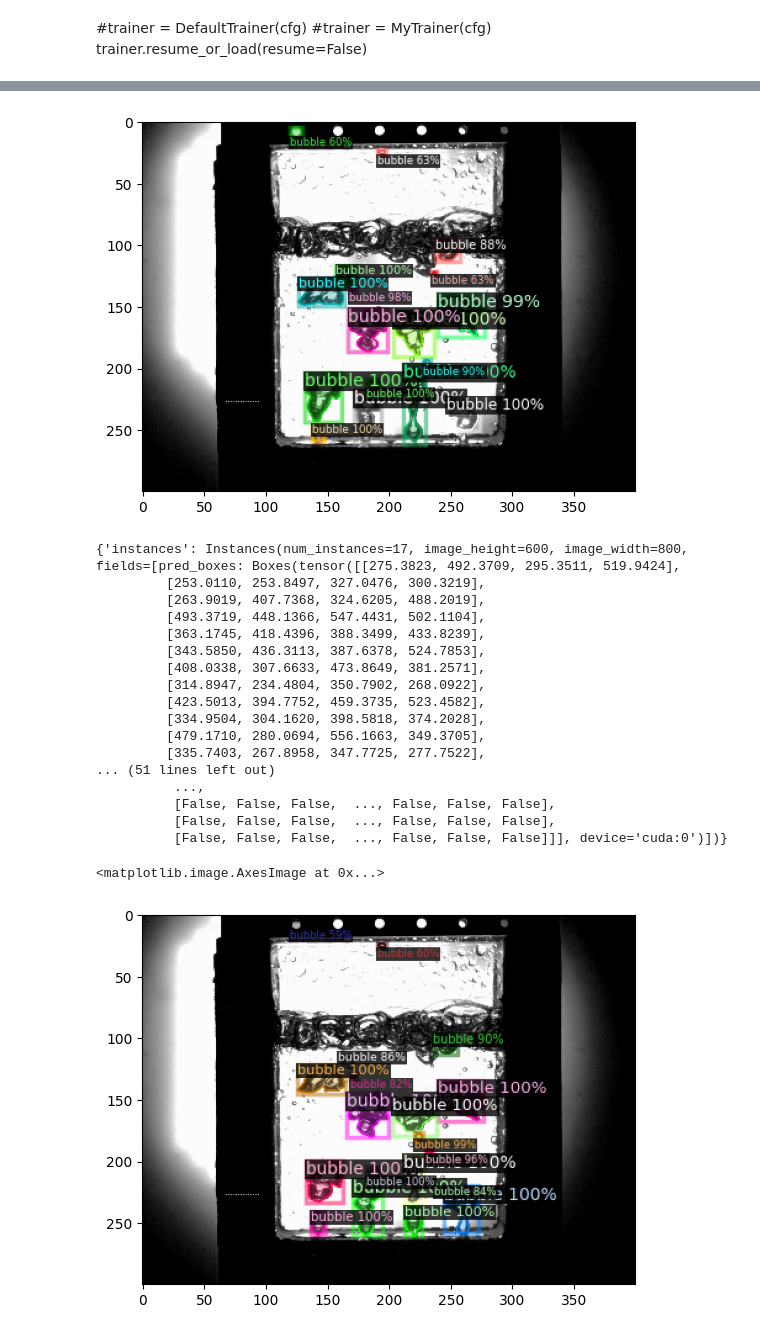
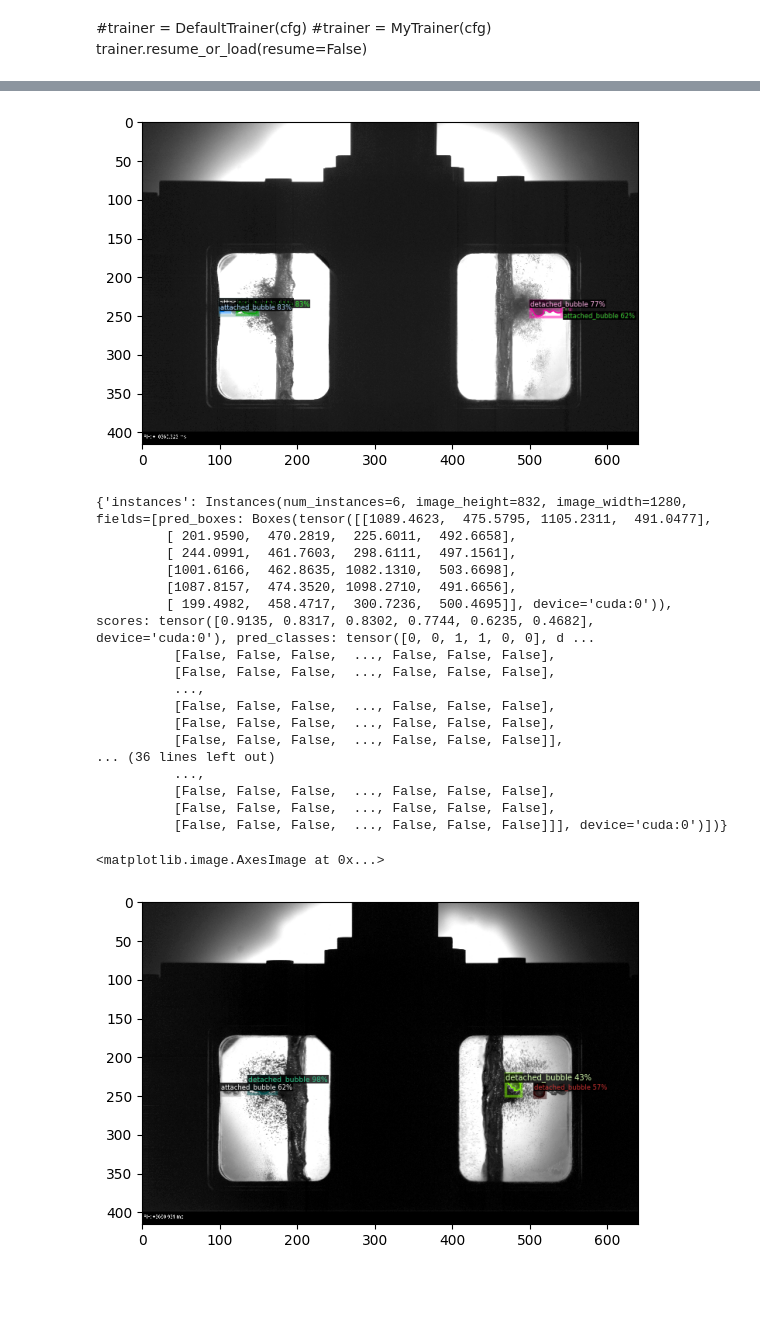
Before and after one commit to oliviaallen27/Bubble-Evaluation-Tool, a Jupyter notebook: Software/Training/TrainModel.ipynb, the cells around one changed output, grey strips where cells are left out. Drawn from its saved outputs; the diff is of its cells as text; code cells hidden in the pictures; blank space fills up the shorter version.

Commit message:
Improve spin alignment and detector validation

```diff
--- a/Software/Training/TrainModel.ipynb
+++ b/Software/Training/TrainModel.ipynb
@@ -149,10 +149,10 @@ from detectron2.data import build_detection_train_loader #Olivia Added
 # Best params: {'lr': 0.0009024353018779585, 'weight_decay': 1.176128372816162e-05, 'batch_size': 4}
 
 cfg = get_cfg()
-cfg.OUTPUT_DIR = "./Models/Bubblina"
+cfg.OUTPUT_DIR = "BLENDER III/Models"
 cfg.merge_from_file(model_zoo.get_config_file("COCO-InstanceSegmentation/mask_rcnn_R_50_FPN_3x.yaml"))
 cfg.DATASETS.TRAIN = ("my_dataset_train",)
-cfg.DATASETS.TEST = ()
+cfg.DATASETS.TEST = ("my_dataset_test",)
 cfg.DATALOADER.NUM_WORKERS = 4#2
 cfg.MODEL.WEIGHTS = model_zoo.get_checkpoint_url("COCO-InstanceSegmentation/mask_rcnn_R_50_FPN_3x.yaml")  # Let training initialize from model zoo
 #cfg.MODEL.WEIGHTS = os.path.join(cfg.OUTPUT_DIR, "model_final_MATLAB1.pth")  # path to the model we just trained
@@ -162,17 +162,18 @@ cfg.INPUT.MIN_SIZE_TRAIN = (600, 800, 1000)   # randomly pick one short edge #Ol
 cfg.INPUT.MAX_SIZE_TRAIN = 1400 #Olivia Added
 cfg.INPUT.MIN_SIZE_TEST  = 1000 #Olivia Added
 cfg.SOLVER.IMS_PER_BATCH = 2 #2  # This is the real "batch size" commonly known to deep learning people
-cfg.SOLVER.BASE_LR = 0.006834190875122807  # pick a good LR
-cfg.SOLVER.WEIGHT_DECAY   = 9.289053154490953e-06
-cfg.SOLVER.MAX_ITER = 5000 #1000    # 1000 iterations seems good enough for this dataset
-cfg.SOLVER.STEPS = (7000, 9000) #[]        # do not decay learning rate
-cfg.SOLVER.WARMUP_ITERS  = 500 #Olivia Added
+cfg.SOLVER.BASE_LR = 0.00025 # pick a good LR
+cfg.SOLVER.WEIGHT_DECAY   = 1e-5
+cfg.SOLVER.MAX_ITER = 6000 #1000    # 1000 iterations seems good enough for this dataset
+cfg.SOLVER.STEPS = (4000, 5500) #[]        # do not decay learning rate
+cfg.SOLVER.WARMUP_ITERS  = 300 #Olivia Added
 cfg.MODEL.RPN.PRE_NMS_TOPK_TRAIN  = 20000 #Olivia Added
 cfg.MODEL.RPN.POST_NMS_TOPK_TRAIN = 5000 #Olivia Added
 cfg.MODEL.RPN.PRE_NMS_TOPK_TEST   = 10000 #Olivia Added
 cfg.MODEL.RPN.POST_NMS_TOPK_TEST  = 3000 #Olivia Added
-cfg.MODEL.ROI_HEADS.BATCH_SIZE_PER_IMAGE = 512 #256 # Default is 512, using 256 for this dataset.
-cfg.MODEL.ROI_HEADS.NUM_CLASSES = 1  # We have 1 classes.
+cfg.MODEL.ROI_HEADS.BATCH_SIZE_PER_IMAGE = 256 # Default is 512, using 256 for this dataset.
+cfg.MODEL.ROI_HEADS.NUM_CLASSES = 2  # We have 2 classes.
+cfg.TEST.EVAL_PERIOD = 250
 # NOTE: this config means the number of classes, without the background. Do not use num_classes+1 here.
 
 os.makedirs(cfg.OUTPUT_DIR, exist_ok=True)
@@ -313,7 +321,7 @@ config_yaml_path = "./Models/Bubblina/config.yaml"
 with open(config_yaml_path, 'w') as file:
     yaml.dump(cfg, file)
 # %%
-cfg.MODEL.WEIGHTS = os.path.join(cfg.OUTPUT_DIR, "C:/BLENDER/BubbleID/Code/Models/Bubblina/model_final.pth")  # path to the model we just trained
-cfg.MODEL.ROI_HEADS.SCORE_THRESH_TEST = 0.5   # set a custom testing threshold
+cfg.MODEL.WEIGHTS = os.path.join(cfg.OUTPUT_DIR, "C:/Users/PRC/Documents/BLENDER_Python/Code/BLENDER III/Models/model_final.pth")  # path to the model we just trained
+cfg.MODEL.ROI_HEADS.SCORE_THRESH_TEST = 0.40   # set a custom testing threshold
 predictor = DefaultPredictor(cfg)
 # %% [output]
@@ -335,23 +343,23 @@ for d in random.sample(val_dataset_dicts, 1):    #select number of images for di
     plt.imshow(out.get_image()[:,:,::-1])
     #cv2.imshow(out.get_image()[:, :, ::-1])
 # %% [output]
-[figure, old version]
+[figure, new version]
 # %%
 outputs
 # %% [output]
-{'instances': Instances(num_instances=17, image_height=600, image_width=800, fields=[pred_boxes: Boxes(tensor([[275.3823, 492.3709, 295.3511, 519.9424],
-         [253.0110, 253.8497, 327.0476, 300.3219],
-         [263.9019, 407.7368, 324.6205, 488.2019],
-         [493.3719, 448.1366, 547.4431, 502.1104],
-         [363.1745, 418.4396, 388.3499, 433.8239],
-         [343.5850, 436.3113, 387.6378, 524.7853],
-         [408.0338, 307.6633, 473.8649, 381.2571],
-         [314.8947, 234.4804, 350.7902, 268.0922],
-         [423.5013, 394.7752, 459.3735, 523.4582],
-         [334.9504, 304.1620, 398.5818, 374.2028],
-         [479.1710, 280.0694, 556.1663, 349.3705],
-         [335.7403, 267.8958, 347.7725, 277.7522],
-... (51 lines left out)
+{'instances': Instances(num_instances=6, image_height=832, image_width=1280, fields=[pred_boxes: Boxes(tensor([[1089.4623,  475.5795, 1105.2311,  491.0477],
+         [ 201.9590,  470.2819,  225.6011,  492.6658],
+         [ 244.0991,  461.7603,  298.6111,  497.1561],
+         [1001.6166,  462.8635, 1082.1310,  503.6698],
+         [1087.8157,  474.3520, 1098.2710,  491.6656],
+         [ 199.4982,  458.4717,  300.7236,  500.4695]], device='cuda:0')), scores: tensor([0.9135, 0.8317, 0.8302, 0.7744, 0.6235, 0.4682], device='cuda:0'), pred_classes: tensor([0, 0, 1, 1, 0, 0], d ...
+          [False, False, False,  ..., False, False, False],
+          [False, False, False,  ..., False, False, False],
+          ...,
+          [False, False, False,  ..., False, False, False],
+          [False, False, False,  ..., False, False, False],
+          [False, False, False,  ..., False, False, False]],
+... (36 lines left out)
           ...,
           [False, False, False,  ..., False, False, False],
           [False, False, False,  ..., False, False, False],
@@ -359,20 +367,20 @@ outputs
 # %%
 from detectron2.utils.visualizer import ColorMode
 import matplotlib.pyplot as plt
 
-im = cv2.imread('C:/BLENDER/BubbleID/Code/Bubblina/Validation Frames/frame_3794.jpg') # C:/BLENDER/Bubble ID Test/Fancy Ant Data/Validation Frames/FancyAnt_80_frame_1008.jpg
+im = cv2.imread('C:/Users/PRC/Documents/BLENDER_Python/Code/BLENDER III/PNG Training Images/attached_detached_0073.png') # C:/BLENDER/Bubble ID Test/Fancy Ant Data/Validation Frames/FancyAnt_80_frame_1008.jpg
 
 outputs = predictor(im)
 v = Visualizer(im[:, :, ::-1],
                metadata=val_metadata,
                scale=0.5,
                instance_mode=ColorMode.IMAGE_BW   # remove the colors of unsegmented pixels. This option is only available for segmentation models
 )
 out = v.draw_instance_predictions(outputs["instances"].to("cpu"))
 plt.imshow(out.get_image()[:,:,::-1])
 # %% [output]
 <matplotlib.image.AxesImage at 0x...>
-[figure, old version]
+[figure, new version]
 # %%
 outputs
 # %% [output]
```
Also changed, not shown: parts of 20 cells of this notebook, 2 other files.
